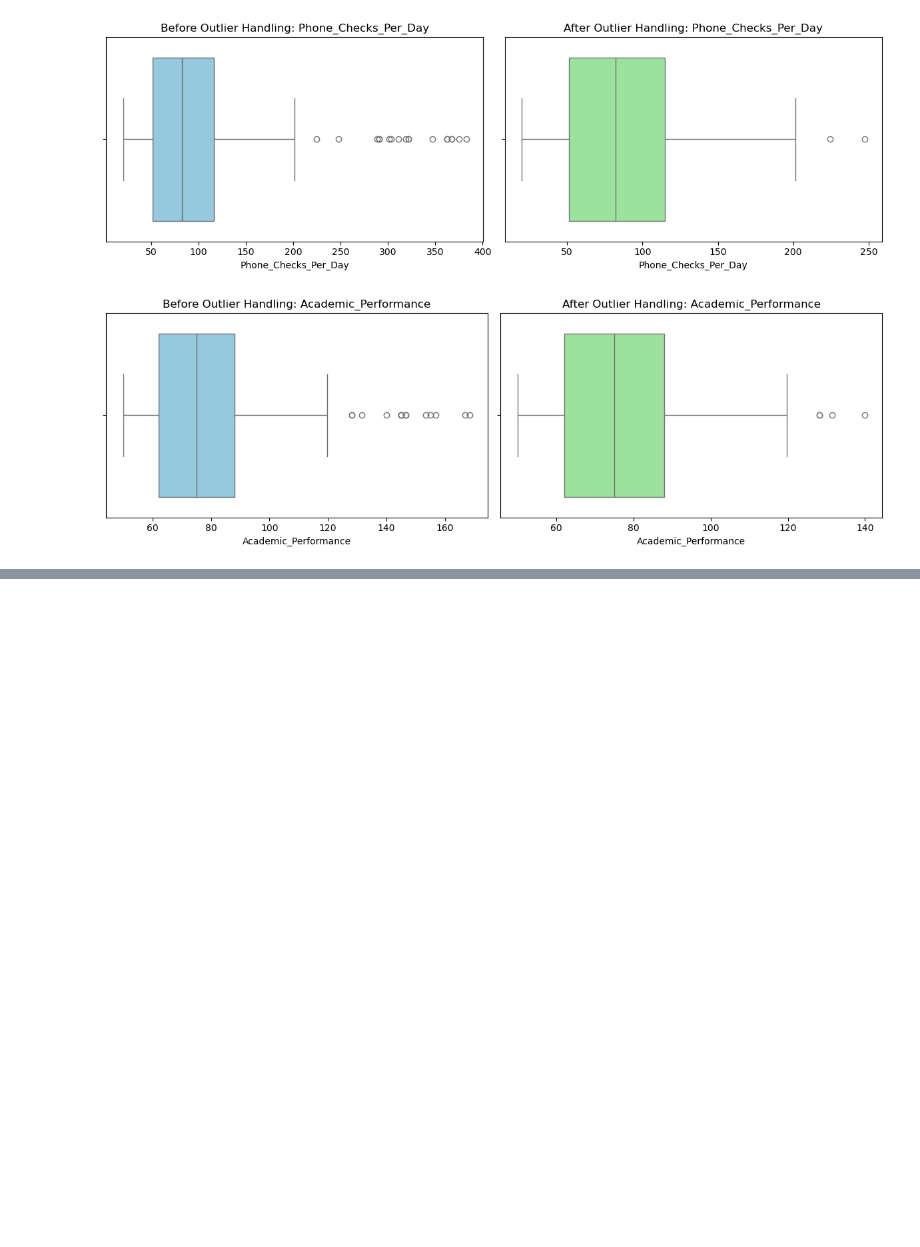
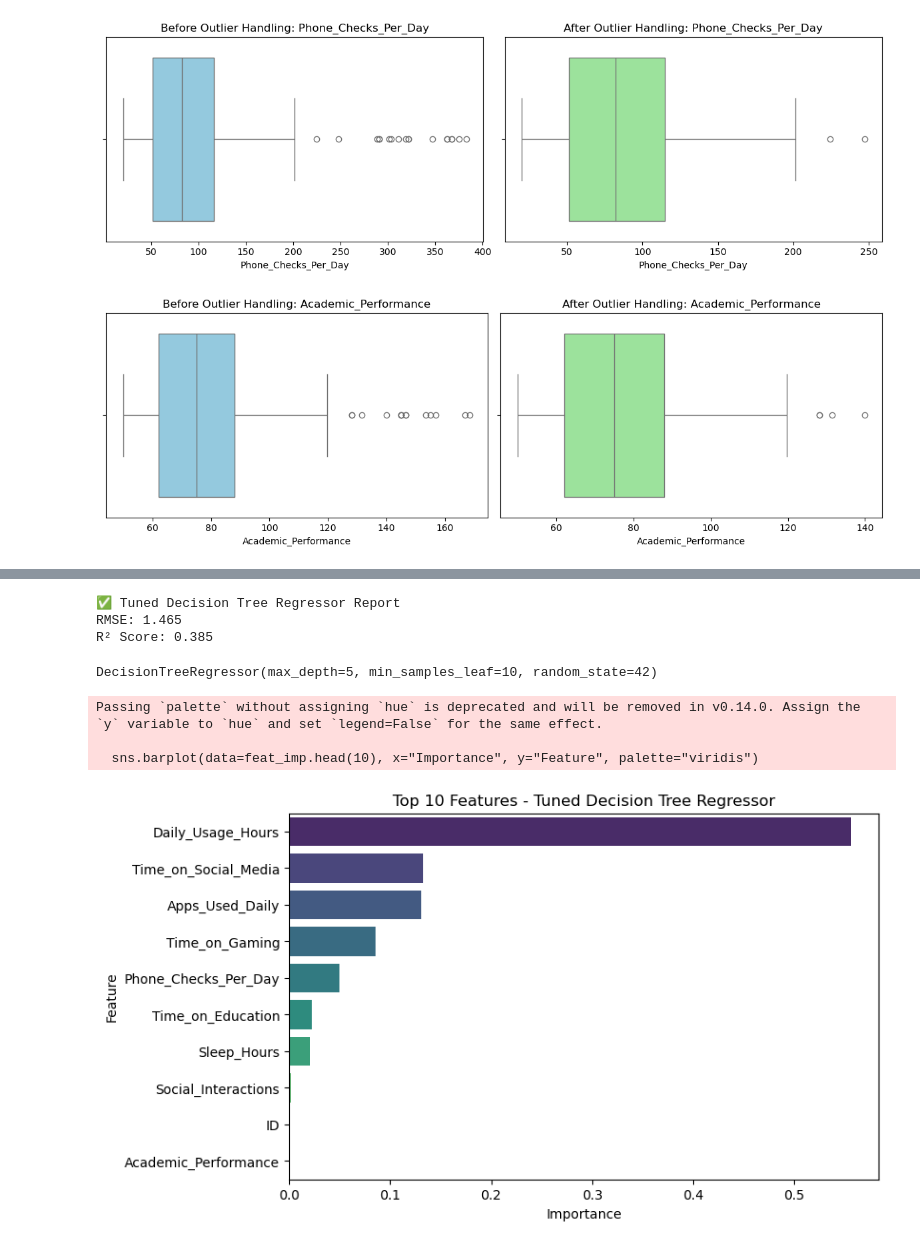
Before and after one commit to amitabhdeogh-09/ML-Project1, a Jupyter notebook: DATASET ML.ipynb, the cells around one changed output, grey strips where cells are left out. Drawn from its saved outputs; the diff is of its cells as text; code cells hidden in the pictures; blank space fills up the shorter version.

```diff
--- a/DATASET ML.ipynb
+++ b/DATASET ML.ipynb
@@ -553,0 +778,61 @@ Passing `palette` without assigning `hue` is deprecated and will be removed in v
+# %%
+from sklearn.tree import DecisionTreeRegressor
+from sklearn.metrics import mean_squared_error, r2_score
+import numpy as np
+
+# === Step 1: Features & Target ===
+X = df.drop("Addiction_Level", axis=1)
+y = df["Addiction_Level"]
+
+# === Step 2: Train-Test Split ===
+X_train, X_test, y_train, y_test = train_test_split(
+    X, y, test_size=0.25, random_state=42
+)
+
+# === Step 3: Train Tuned Decision Tree Regressor ===
+Decision_Tree_Reg = DecisionTreeRegressor(
+    max_depth=5,           # limit depth of tree
+    min_samples_leaf=10,   # at least 10 samples per leaf node
+    random_state=42
+)
+Decision_Tree_Reg.fit(X_train, y_train)
+
+# === Step 4: Predictions ===
+prediction = Decision_Tree_Reg.predict(X_test)
+
+# === Step 5: Evaluation ===
+mse = mean_squared_error(y_test, prediction)
+rmse = np.sqrt(mse)
+r2 = r2_score(y_test, prediction)
+
+print("✅ Tuned Decision Tree Regressor Report")
+print(f"RMSE: {rmse:.3f}")
+print(f"R² Score: {r2:.3f}")
+
+# Optional: Show tuned model object
+Decision_Tree_Reg
+# %% [output]
+✅ Tuned Decision Tree Regressor Report
+RMSE: 1.465
+R² Score: 0.385
+DecisionTreeRegressor(max_depth=5, min_samples_leaf=10, random_state=42)
+# %%
+import pandas as pd
+import matplotlib.pyplot as plt
+import seaborn as sns
+
+feature_importances = Decision_Tree_Reg.feature_importances_
+feat_imp = pd.DataFrame({
+    "Feature": X.columns,
+    "Importance": feature_importances
+}).sort_values("Importance", ascending=False)
+
+plt.figure(figsize=(8,5))
+sns.barplot(data=feat_imp.head(10), x="Importance", y="Feature", palette="viridis")
+plt.title("Top 10 Features - Tuned Decision Tree Regressor")
+plt.show()
+# %% [output]
+Passing `palette` without assigning `hue` is deprecated and will be removed in v0.14.0. Assign the `y` variable to `hue` and set `legend=False` for the same effect.
+
+  sns.barplot(data=feat_imp.head(10), x="Importance", y="Feature", palette="viridis")
+[figure, added]
```
Also changed, not shown: parts of 17 cells of this notebook.
